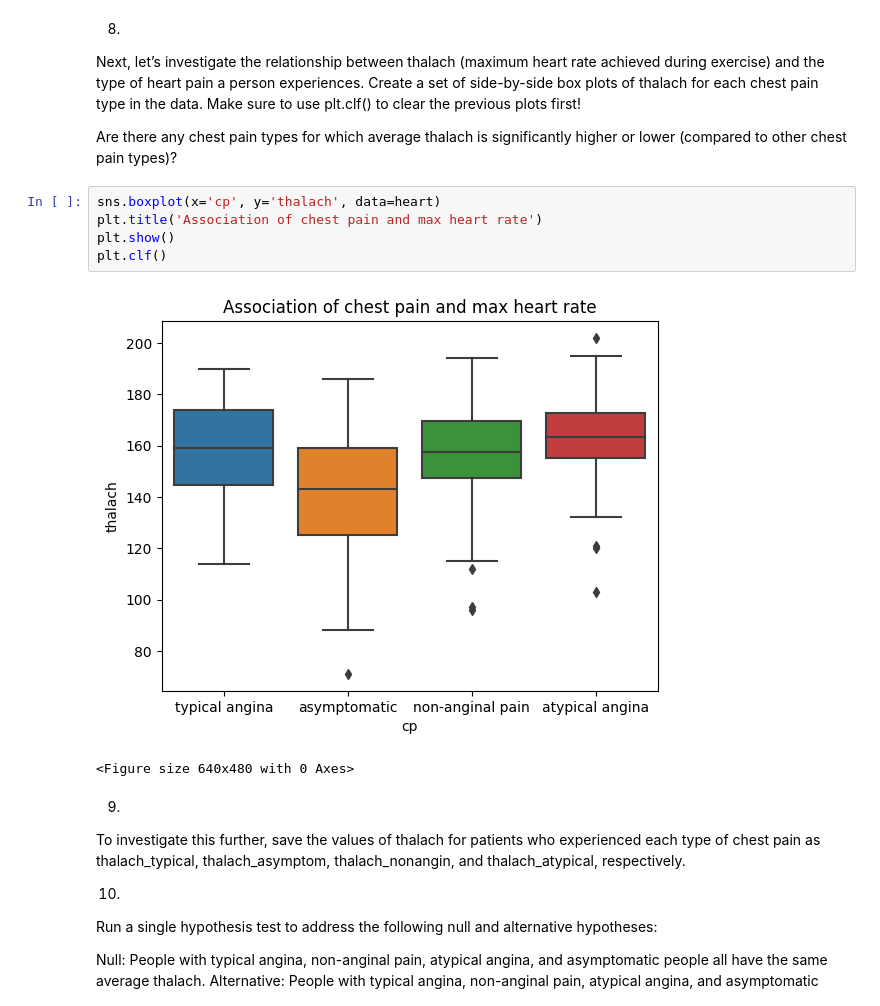
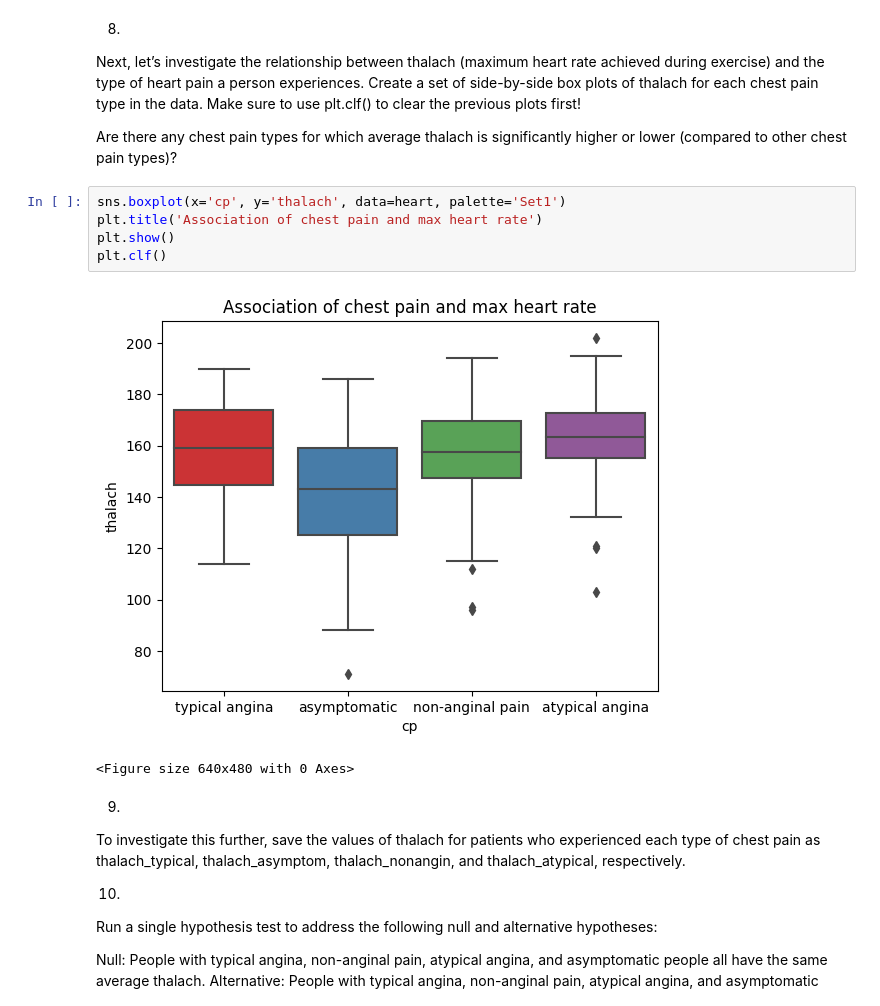
Before and after one commit to LiZoMark841619/Balazs1982, a Jupyter notebook: Jupyter_files/Codecademy_Projects/heart/heart_project.ipynb, the cells around one changed output. Cells and saved outputs as stored; diff of their text form.

```diff
--- a/Jupyter_files/Codecademy_Projects/heart/heart_project.ipynb
+++ b/Jupyter_files/Codecademy_Projects/heart/heart_project.ipynb
@@ -158,12 +211,12 @@ Next, let’s investigate the relationship between thalach (maximum heart rate a
 
 Are there any chest pain types for which average thalach is significantly higher or lower (compared to other chest pain types)?
 # %%
-sns.boxplot(x='cp', y='thalach', data=heart)
+sns.boxplot(x='cp', y='thalach', data=heart, palette='Set1')
 plt.title('Association of chest pain and max heart rate')
 plt.show()
 plt.clf()
 # %% [output]
-[figure, old version]
+[figure, new version]
 <Figure size 640x480 with 0 Axes>
 # %% [markdown]
 
```
Also changed, not shown: parts of 9 cells of this notebook.
